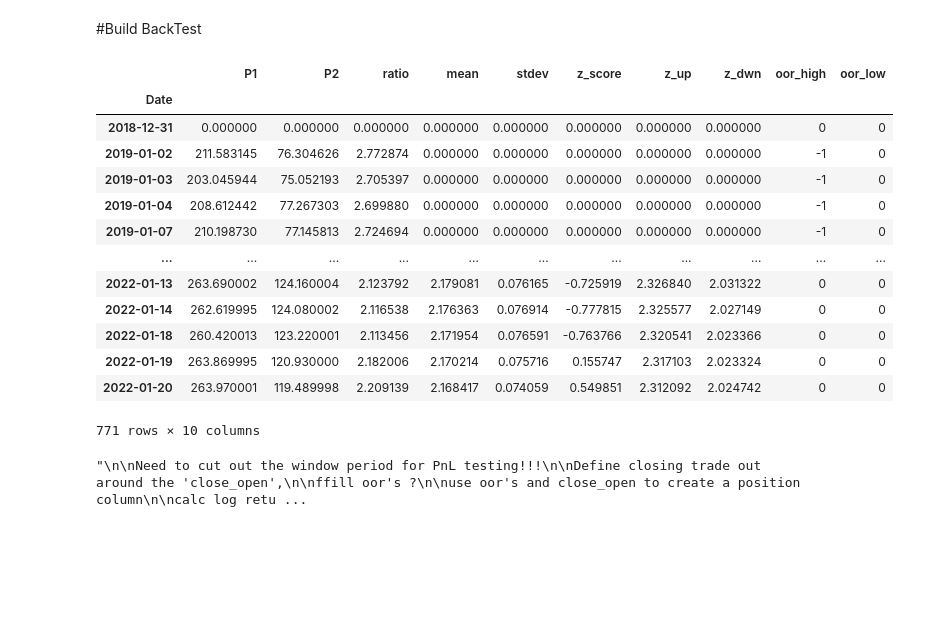
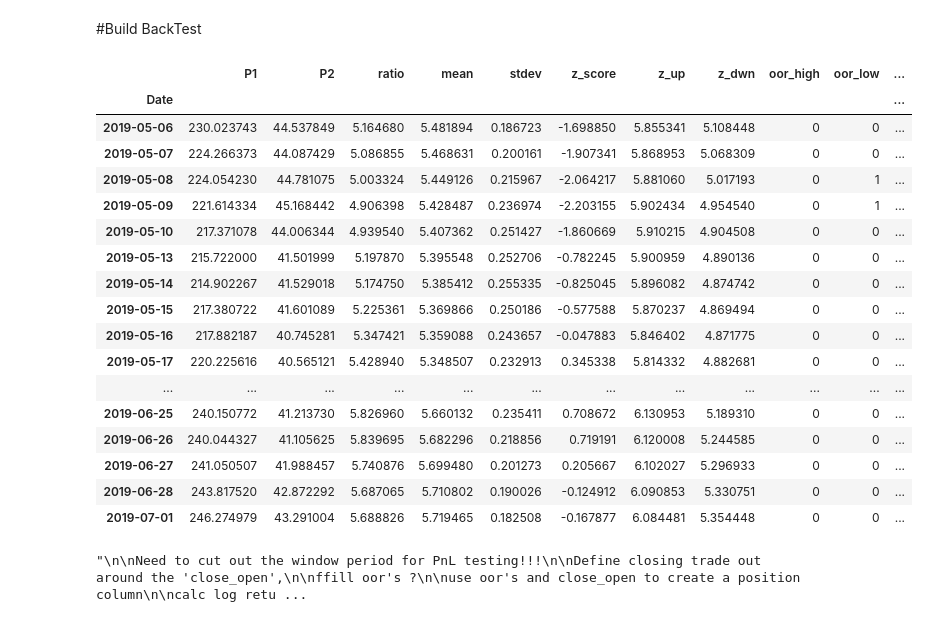
Before and after one commit to jimtoberfest/Cointegration_Testing, a Jupyter notebook: Large_Cointegration_2.ipynb, the cells around one changed output. Cells and saved outputs as stored; diff of their text form; code cells hidden in the pictures; blank space fills up the shorter version.

```diff
--- a/Large_Cointegration_2.ipynb
+++ b/Large_Cointegration_2.ipynb
@@ -319,8 +331,8 @@ df_preselects = pd.read_csv('/content/drive/MyDrive/df_preselects.csv')
 # %% [markdown]
 ### Select tickers for inspection
 # %%
-ticker1 = df_preselects['S1'][0]
-ticker2 = df_preselects['S2'][0]
+ticker1 = df_preselects['S1'][2]
+ticker2 = df_preselects['S2'][2]
 
 print('tickers:', ticker1,'|', ticker2)
 # %% [output]
@@ -450,20 +515,62 @@ df_bt['oor_low'] = (df_bt['ratio'] < df_bt['z_dwn']).astype(int)
+# %%
+def trade_position(high, low, close):
+
+  # if either oof is a number display that number, if close is 1.0 then zero, if not np.nan
+
+
+  if high == -1:
+    pos = -1
+  elif low == 1:
+    pos = 1
+  elif close == 1:
+    pos = 0
+  else:
+    pos = np.nan
+  return pos
+# %%
+df_bt['oor_high'] = (df_bt['ratio'] > df_bt['z_up']).astype(int) * -1
+df_bt['oor_low'] = (df_bt['ratio'] < df_bt['z_dwn']).astype(int)
+
+df_bt['close_trade'] = df_bt['z_score'].apply(lambda x:  1 if abs(x) <= .35 else np.nan)
+
+df_bt['close_trade'].fillna(0, inplace=True)
+
+df_bt['volume_round'] = round(df_bt['mean'], 0)
+
+# df_bt['pre_direction'] =  (df_bt['oor_high'] + df_bt['oor_low']) * df_bt['close_trade']
+df_bt['pre_direction'] =  (df_bt['oor_high'] + df_bt['oor_low'])
+
+
+
+
+# df_bt['P1_direction'] = df_bt['pre_direction'].apply(lambda x:  x * 1 if x != 0 else np.nan)
+# # # df_bt['P1_direction'].ffill(inplace=True)
+
+# df_bt['position_1'] = df_bt['P1_direction'] * df_bt['close_trade']
+
+df_bt['trade_position'] = df_bt.apply(lambda x: trade_position(x['oor_high'], x['oor_low'] ,x['close_trade']), axis=1)
+df_bt['trade_position'].ffill(inplace=True)
 # %%
-df_bt
+df_bt[85:125]
 # %% [output]
-|  | P1 | P2 | ratio | mean | stdev | z_score | z_up | z_dwn | oor_high | oor_low |
-| Date |  |  |  |  |  |  |  |  |  |  |
-| 2018-12-31 | 0.000000 | 0.000000 | 0.000000 | 0.000000 | 0.000000 | 0.000000 | 0.000000 | 0.000000 | 0 | 0 |
-| 2019-01-02 | 211.583145 | 76.304626 | 2.772874 | 0.000000 | 0.000000 | 0.000000 | 0.000000 | 0.000000 | -1 | 0 |
-| 2019-01-03 | 203.045944 | 75.052193 | 2.705397 | 0.000000 | 0.000000 | 0.000000 | 0.000000 | 0.000000 | -1 | 0 |
-| 2019-01-04 | 208.612442 | 77.267303 | 2.699880 | 0.000000 | 0.000000 | 0.000000 | 0.000000 | 0.000000 | -1 | 0 |
-| 2019-01-07 | 210.198730 | 77.145813 | 2.724694 | 0.000000 | 0.000000 | 0.000000 | 0.000000 | 0.000000 | -1 | 0 |
-| ... | ... | ... | ... | ... | ... | ... | ... | ... | ... | ... |
-| 2022-01-13 | 263.690002 | 124.160004 | 2.123792 | 2.179081 | 0.076165 | -0.725919 | 2.326840 | 2.031322 | 0 | 0 |
-| 2022-01-14 | 262.619995 | 124.080002 | 2.116538 | 2.176363 | 0.076914 | -0.777815 | 2.325577 | 2.027149 | 0 | 0 |
-| 2022-01-18 | 260.420013 | 123.220001 | 2.113456 | 2.171954 | 0.076591 | -0.763766 | 2.320541 | 2.023366 | 0 | 0 |
-| 2022-01-19 | 263.869995 | 120.930000 | 2.182006 | 2.170214 | 0.075716 | 0.155747 | 2.317103 | 2.023324 | 0 | 0 |
-| 2022-01-20 | 263.970001 | 119.489998 | 2.209139 | 2.168417 | 0.074059 | 0.549851 | 2.312092 | 2.024742 | 0 | 0 |
+|  | P1 | P2 | ratio | mean | stdev | z_score | z_up | z_dwn | oor_high | oor_low | ... |
+| Date |  |  |  |  |  |  |  |  |  |  | ... |
+| 2019-05-06 | 230.023743 | 44.537849 | 5.164680 | 5.481894 | 0.186723 | -1.698850 | 5.855341 | 5.108448 | 0 | 0 | ... |
+| 2019-05-07 | 224.266373 | 44.087429 | 5.086855 | 5.468631 | 0.200161 | -1.907341 | 5.868953 | 5.068309 | 0 | 0 | ... |
+| 2019-05-08 | 224.054230 | 44.781075 | 5.003324 | 5.449126 | 0.215967 | -2.064217 | 5.881060 | 5.017193 | 0 | 1 | ... |
+| 2019-05-09 | 221.614334 | 45.168442 | 4.906398 | 5.428487 | 0.236974 | -2.203155 | 5.902434 | 4.954540 | 0 | 1 | ... |
+| 2019-05-10 | 217.371078 | 44.006344 | 4.939540 | 5.407362 | 0.251427 | -1.860669 | 5.910215 | 4.904508 | 0 | 0 | ... |
+| 2019-05-13 | 215.722000 | 41.501999 | 5.197870 | 5.395548 | 0.252706 | -0.782245 | 5.900959 | 4.890136 | 0 | 0 | ... |
+| 2019-05-14 | 214.902267 | 41.529018 | 5.174750 | 5.385412 | 0.255335 | -0.825045 | 5.896082 | 4.874742 | 0 | 0 | ... |
+| 2019-05-15 | 217.380722 | 41.601089 | 5.225361 | 5.369866 | 0.250186 | -0.577588 | 5.870237 | 4.869494 | 0 | 0 | ... |
+| 2019-05-16 | 217.882187 | 40.745281 | 5.347421 | 5.359088 | 0.243657 | -0.047883 | 5.846402 | 4.871775 | 0 | 0 | ... |
+| 2019-05-17 | 220.225616 | 40.565121 | 5.428940 | 5.348507 | 0.232913 | 0.345338 | 5.814332 | 4.882681 | 0 | 0 | ... |
+| ... | ... | ... | ... | ... | ... | ... | ... | ... | ... | ... | ... |
+| 2019-06-25 | 240.150772 | 41.213730 | 5.826960 | 5.660132 | 0.235411 | 0.708672 | 6.130953 | 5.189310 | 0 | 0 | ... |
+| 2019-06-26 | 240.044327 | 41.105625 | 5.839695 | 5.682296 | 0.218856 | 0.719191 | 6.120008 | 5.244585 | 0 | 0 | ... |
+| 2019-06-27 | 241.050507 | 41.988457 | 5.740876 | 5.699480 | 0.201273 | 0.205667 | 6.102027 | 5.296933 | 0 | 0 | ... |
+| 2019-06-28 | 243.817520 | 42.872292 | 5.687065 | 5.710802 | 0.190026 | -0.124912 | 6.090853 | 5.330751 | 0 | 0 | ... |
+| 2019-07-01 | 246.274979 | 43.291004 | 5.688826 | 5.719465 | 0.182508 | -0.167877 | 6.084481 | 5.354448 | 0 | 0 | ... |
-771 rows × 10 columns
 # %%
 # TODO
 
```
Also changed, not shown: parts of 26 cells of this notebook.
